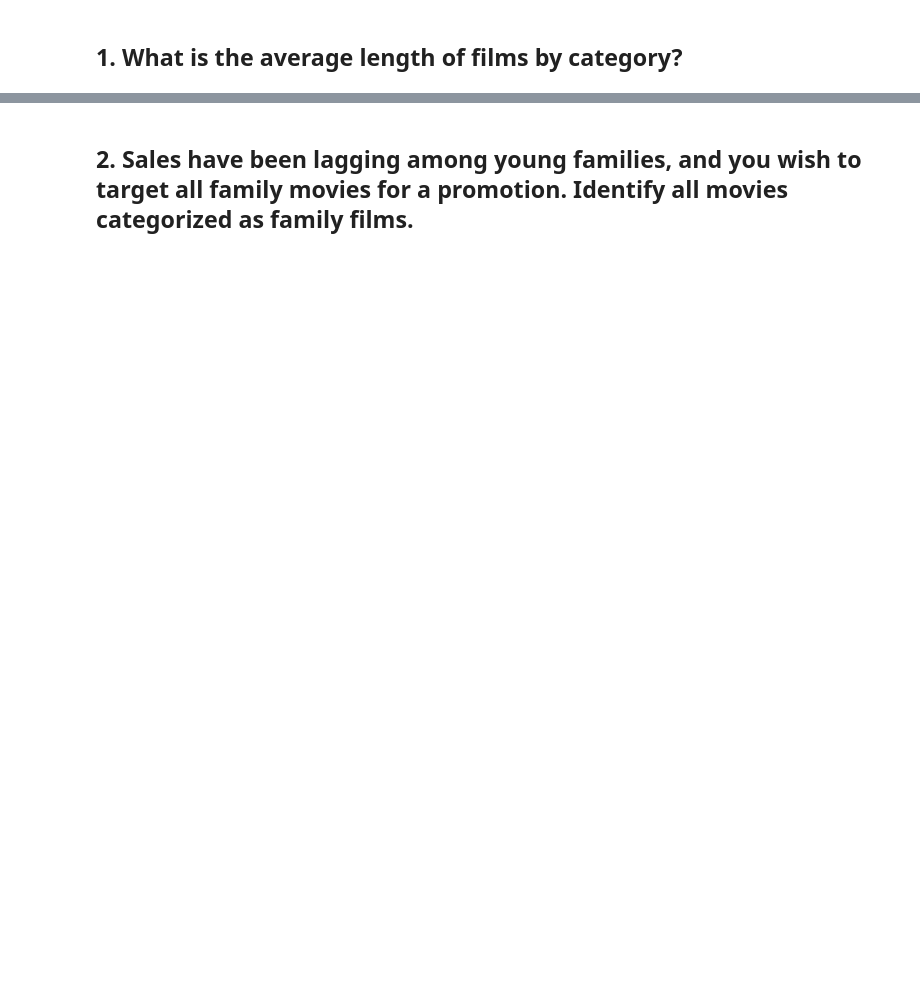
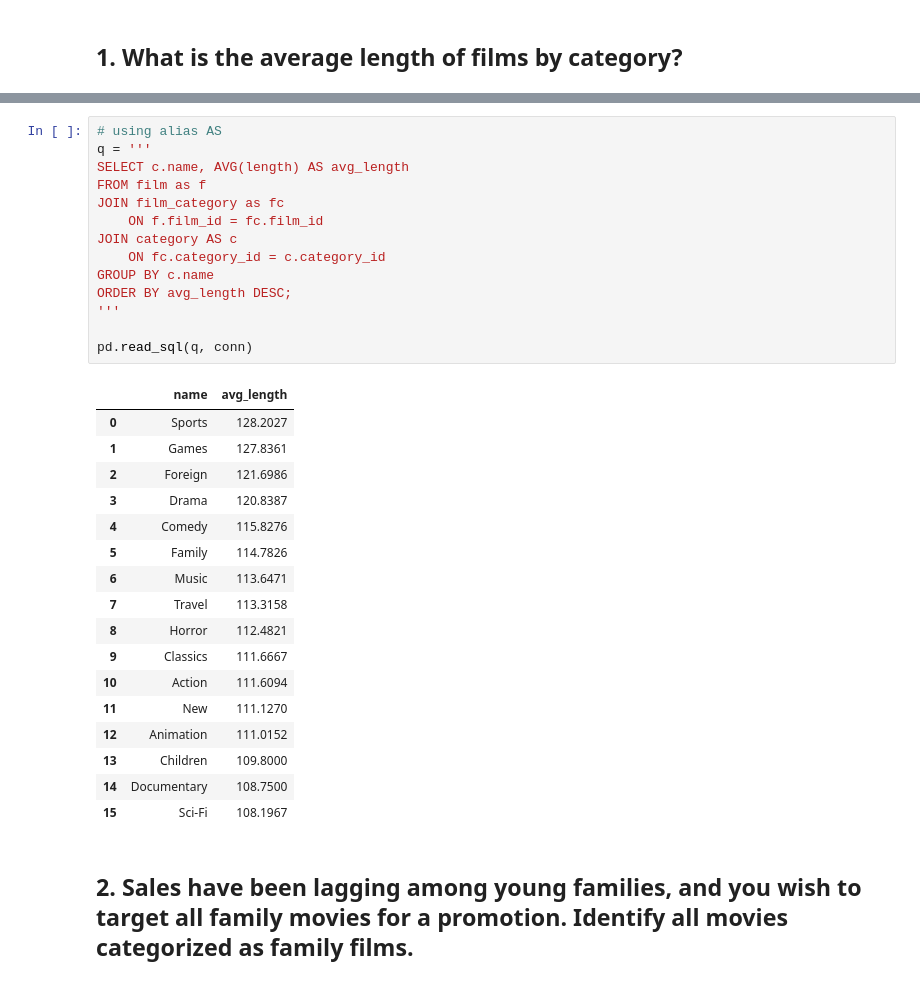
Before and after one commit to erwincarlogonzales/data-enrichment-wk10-L1-joins-and-subqueries, a Jupyter notebook: Sakila CodeAlong and Challenge.ipynb, the cells around one changed output, grey strips where cells are left out. Saved outputs shown, nothing was run; the diff lists cells and outputs as text; blank space fills up the shorter version.

```diff
--- a/Sakila CodeAlong and Challenge.ipynb
+++ b/Sakila CodeAlong and Challenge.ipynb
@@ -47,2 +110,34 @@ pd.read_sql(q, engine)
+# %%
+# using alias AS
+q = '''
+SELECT c.name, AVG(length) AS avg_length
+FROM film as f
+JOIN film_category as fc
+    ON f.film_id = fc.film_id
+JOIN category AS c
+    ON fc.category_id = c.category_id
+GROUP BY c.name
+ORDER BY avg_length DESC;
+'''
+
+pd.read_sql(q, conn)
+# %% [output]
+|  | name | avg_length |
+| 0 | Sports | 128.2027 |
+| 1 | Games | 127.8361 |
+| 2 | Foreign | 121.6986 |
+| 3 | Drama | 120.8387 |
+| 4 | Comedy | 115.8276 |
+| 5 | Family | 114.7826 |
+| 6 | Music | 113.6471 |
+| 7 | Travel | 113.3158 |
+| 8 | Horror | 112.4821 |
+| 9 | Classics | 111.6667 |
+| 10 | Action | 111.6094 |
+| 11 | New | 111.1270 |
+| 12 | Animation | 111.0152 |
+| 13 | Children | 109.8000 |
+| 14 | Documentary | 108.7500 |
+| 15 | Sci-Fi | 108.1967 |
 # %% [markdown]
 ## 2. Sales have been lagging among young families, and you wish to target all family movies for a promotion. Identify all movies categorized as family films.
```
Also changed, not shown: parts of 18 cells of this notebook.
